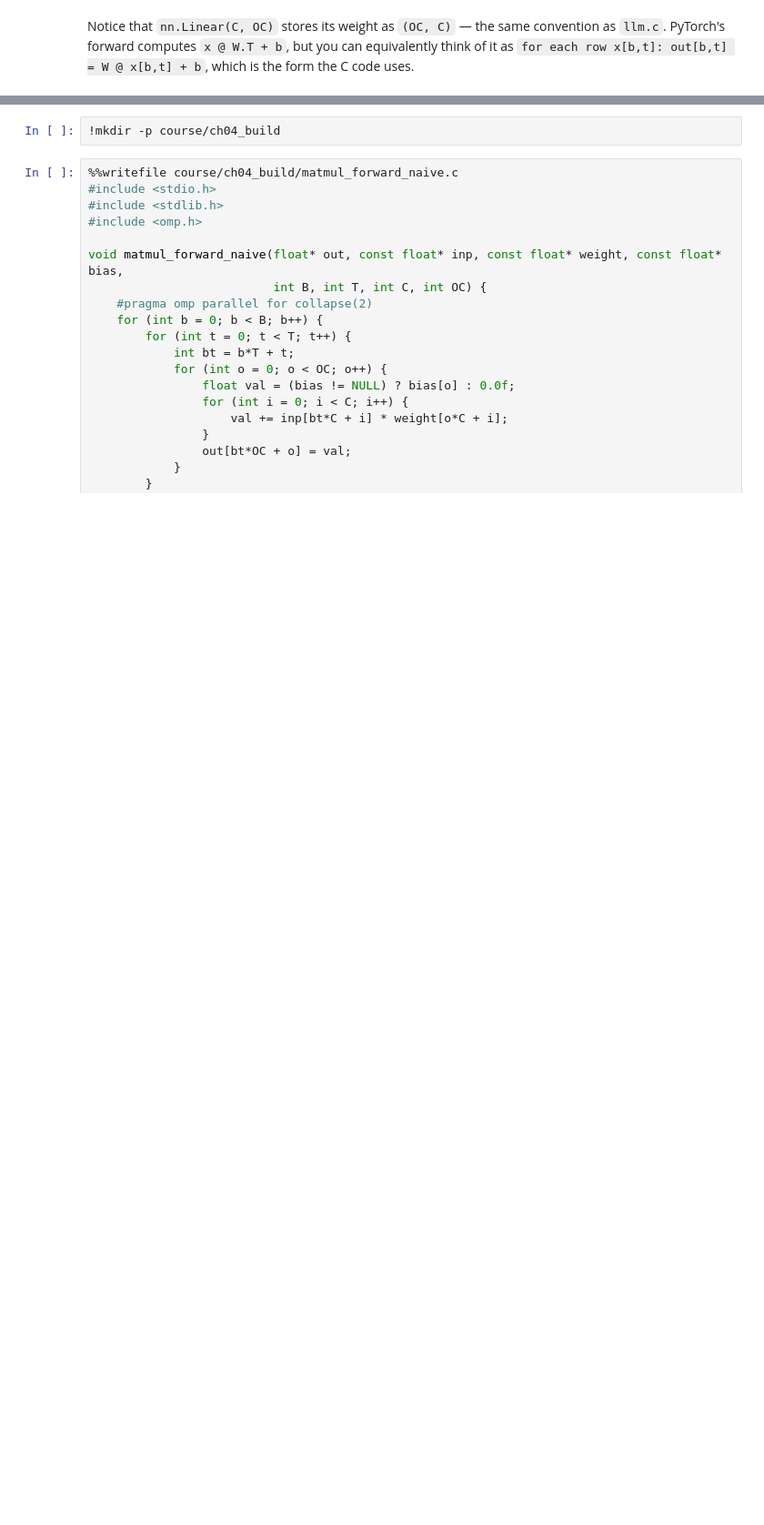
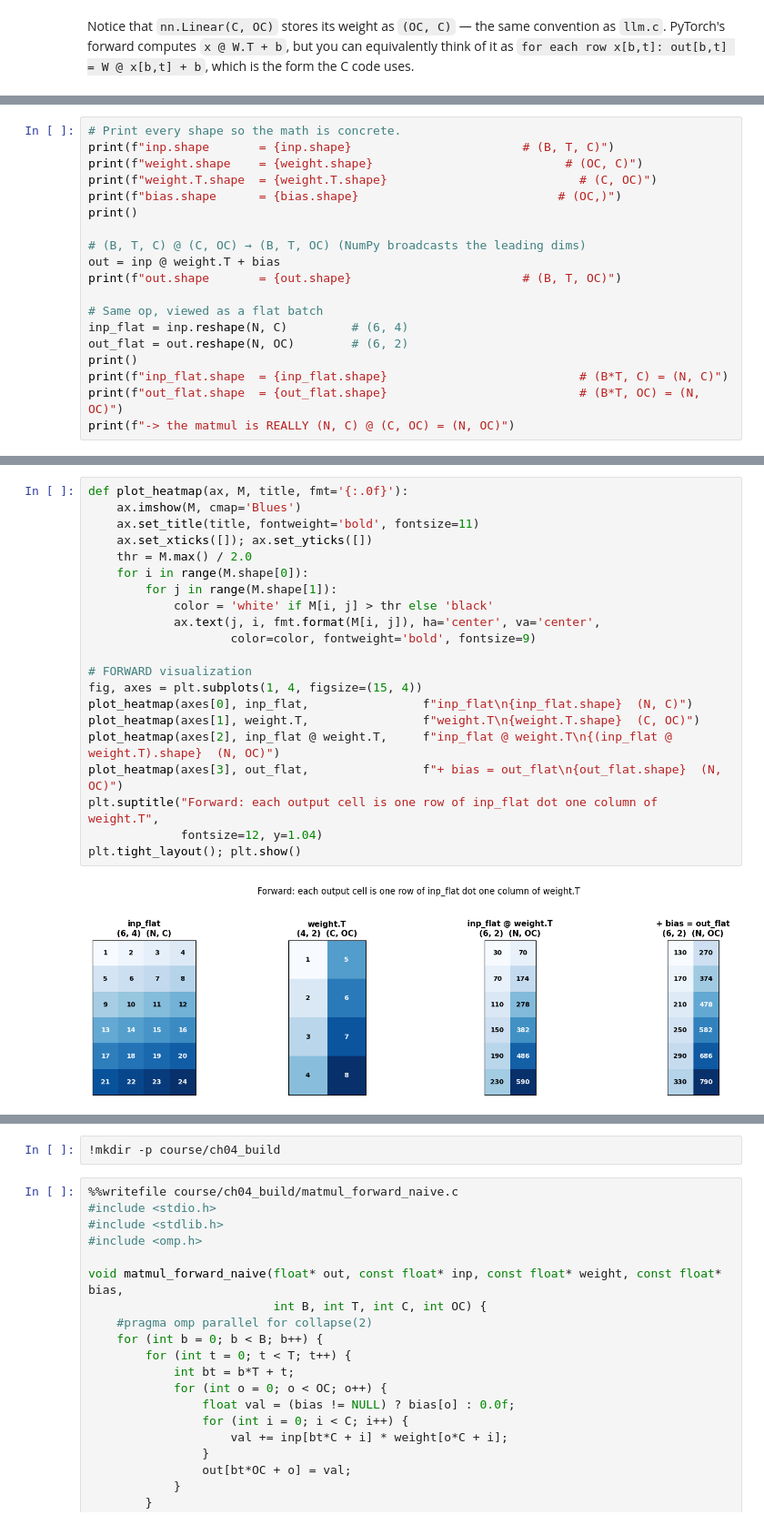
Before and after one commit to HorHang/llm.c, a Jupyter notebook: Chapter_04_Linear_Matmul.ipynb, the cells around one changed output, grey strips where cells are left out. Shown at 91% size. Cells and saved outputs as stored; diff of their text form; blank space fills up the shorter version.

Commit message:
add visual intuition for matmul

```diff
--- a/Chapter_04_Linear_Matmul.ipynb
+++ b/Chapter_04_Linear_Matmul.ipynb
@@ -62,0 +123,19 @@ Notice that `nn.Linear(C, OC)` stores its weight as `(OC, C)` — the same conve
+# %%
+# Print every shape so the math is concrete.
+print(f"inp.shape       = {inp.shape}                        # (B, T, C)")
+print(f"weight.shape    = {weight.shape}                           # (OC, C)")
+print(f"weight.T.shape  = {weight.T.shape}                           # (C, OC)")
+print(f"bias.shape      = {bias.shape}                            # (OC,)")
+print()
+
+# (B, T, C) @ (C, OC) → (B, T, OC) (NumPy broadcasts the leading dims)
+out = inp @ weight.T + bias
+print(f"out.shape       = {out.shape}                        # (B, T, OC)")
+
+# Same op, viewed as a flat batch
+inp_flat = inp.reshape(N, C)         # (6, 4)
+out_flat = out.reshape(N, OC)        # (6, 2)
+print()
+print(f"inp_flat.shape  = {inp_flat.shape}                           # (B*T, C) = (N, C)")
+print(f"out_flat.shape  = {out_flat.shape}                           # (B*T, OC) = (N, OC)")
+print(f"-> the matmul is REALLY (N, C) @ (C, OC) = (N, OC)")
@@ -62,0 +191,23 @@ Notice that `nn.Linear(C, OC)` stores its weight as `(OC, C)` — the same conve
+# %%
+def plot_heatmap(ax, M, title, fmt='{:.0f}'):
+    ax.imshow(M, cmap='Blues')
+    ax.set_title(title, fontweight='bold', fontsize=11)
+    ax.set_xticks([]); ax.set_yticks([])
+    thr = M.max() / 2.0
+    for i in range(M.shape[0]):
+        for j in range(M.shape[1]):
+            color = 'white' if M[i, j] > thr else 'black'
+            ax.text(j, i, fmt.format(M[i, j]), ha='center', va='center',
+                    color=color, fontweight='bold', fontsize=9)
+
+# FORWARD visualization
+fig, axes = plt.subplots(1, 4, figsize=(15, 4))
+plot_heatmap(axes[0], inp_flat,                f"inp_flat\n{inp_flat.shape}  (N, C)")
+plot_heatmap(axes[1], weight.T,                f"weight.T\n{weight.T.shape}  (C, OC)")
+plot_heatmap(axes[2], inp_flat @ weight.T,     f"inp_flat @ weight.T\n{(inp_flat @ weight.T).shape}  (N, OC)")
+plot_heatmap(axes[3], out_flat,                f"+ bias = out_flat\n{out_flat.shape}  (N, OC)")
+plt.suptitle("Forward: each output cell is one row of inp_flat dot one column of weight.T",
+             fontsize=12, y=1.04)
+plt.tight_layout(); plt.show()
+# %% [output]
+[figure, added]
```
Also changed, not shown: parts of 28 cells of this notebook.
